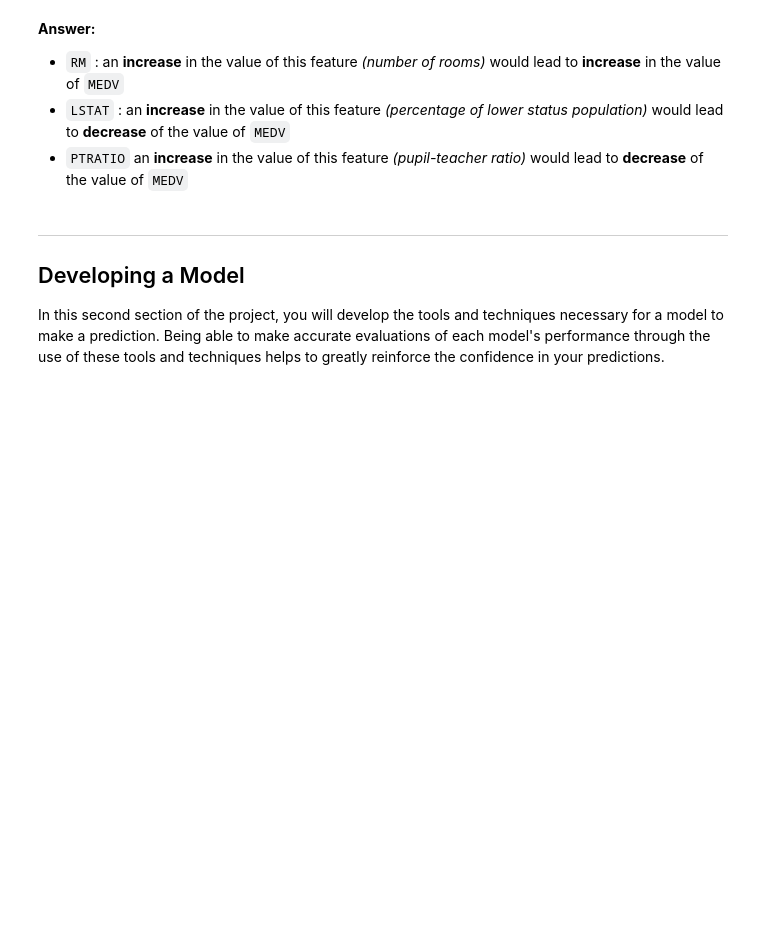
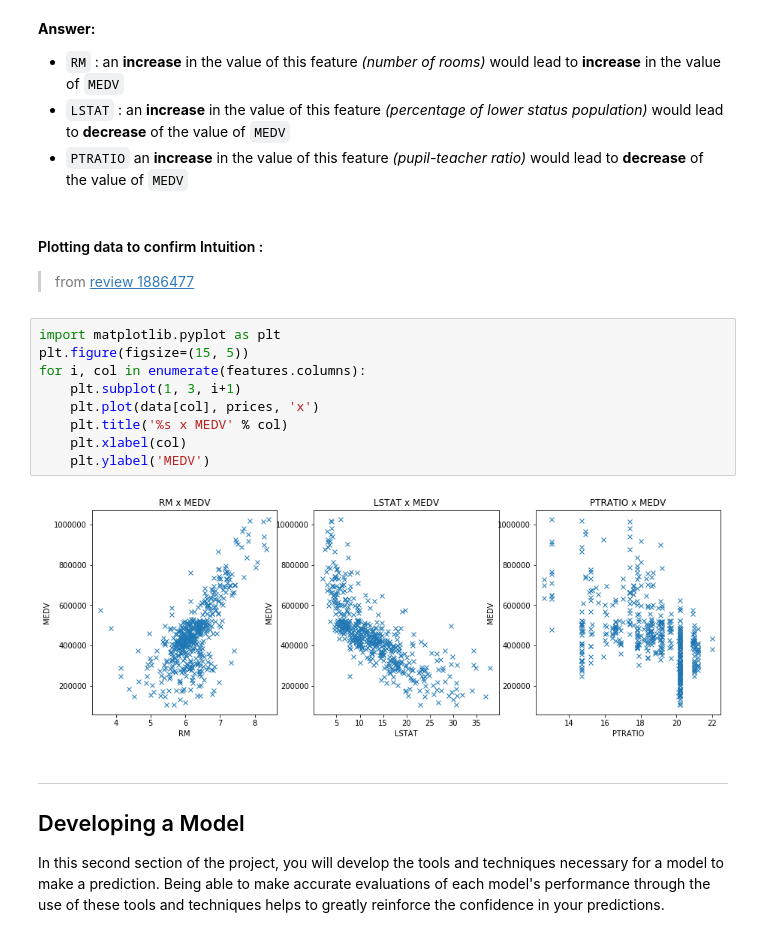
Before and after one commit to FadyMorris/udacity-machine-learning-nanodegree, a Jupyter notebook: projects/p1_boston_housing/boston_housing.ipynb, the cells around one changed output. Saved outputs shown, nothing was run; the diff lists cells and outputs as text; blank space fills up the shorter version.

```diff
--- a/projects/p1_boston_housing/boston_housing.ipynb
+++ b/projects/p1_boston_housing/boston_housing.ipynb
@@ -103,6 +105,20 @@ As a reminder, we are using three features from the Boston housing dataset: `'RM
 * `RM` : an **increase** in the value of this feature _(number of rooms)_ would lead to **increase** in the value of `MEDV`
 * `LSTAT` : an **increase** in the value of this feature _(percentage of lower status population)_ would lead to **decrease** of the value of `MEDV`
 * `PTRATIO` an **increase** in the value of this feature _(pupil-teacher ratio)_ would lead to **decrease** of the value of `MEDV`
+# %% [markdown]
+#### Plotting data to confirm Intuition :
+>from [review 1886477](https://review.udacity.com/#!/reviews/1886477)
+# %%
+import matplotlib.pyplot as plt
+plt.figure(figsize=(15, 5))
+for i, col in enumerate(features.columns):
+    plt.subplot(1, 3, i+1)
+    plt.plot(data[col], prices, 'x')
+    plt.title('%s x MEDV' % col)
+    plt.xlabel(col)
+    plt.ylabel('MEDV')
+# %% [output]
+[figure, added]
 # %% [markdown]
 ----
 
```
Also changed, not shown: parts of 5 cells of this notebook, 2 other files.
